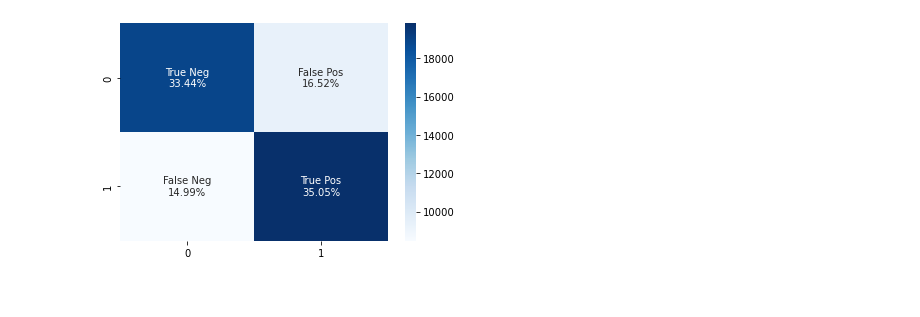
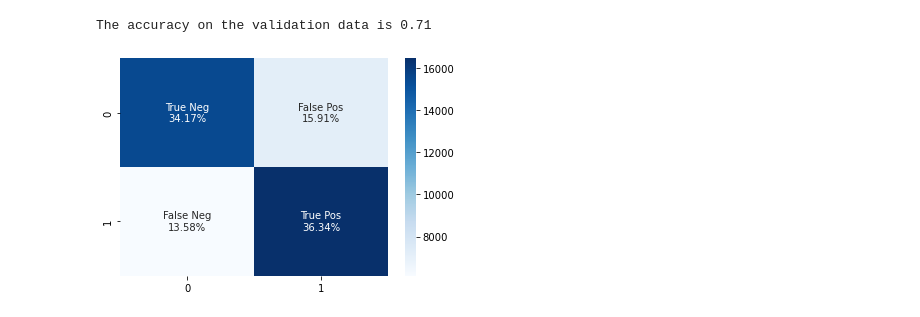
Before and after one commit to mbertani/responsible-datascience-ws, a Jupyter notebook: clean_code/creating_functions.ipynb, the cells around one changed output. Cells and saved outputs as stored; diff of their text form; code cells hidden in the pictures.

```diff
--- a/clean_code/creating_functions.ipynb
+++ b/clean_code/creating_functions.ipynb
@@ -82,8 +80,21 @@ def plot_evaluation_result(confusion_matrix:np.ndarray) -> None:
     labels = np.asarray(labels).reshape(2,2)
     sns.heatmap(confusion_matrix, annot=labels, fmt='', cmap='Blues')
 # %%
-def train_eval_model(model, X_train: np.ndarray, y_train: np.ndarray) -> None:
+def train_eval_model(model, X_train: np.ndarray, y_train: np.ndarray):
+    """Train model and evaluate the results
+    Parameters
+    ----------
+    model:
+        some type of model following sklearn's interface
+    X_train:
+        training parameters
+    y_train:
+        training labels
+    """
     model.fit(X_train, y_train.values.ravel())
     y_pred = model.predict(X_train)
     cf_matrix = confusion_matrix(y_train.values.ravel(), y_pred)
     plot_evaluation_result(cf_matrix)
+    acc = accuracy_score(y_train.values.ravel(), y_pred)
+    print(f"The accuracy on the validation data is {acc:.2f}")
+    return model
@@ -90,14 +118,22 @@ def train_eval_model(model, X_train: np.ndarray, y_train: np.ndarray) -> None:
 # %%
-datapath = "/home/katalitf/Documents/conferences/NBD_22_workshop/diabetes_binary_5050split_health_indicators_BRFSS2015.csv"
+datapath = "../data/train/diabetes_binary_train.csv.zip"
 features_of_interest = [
     "Diabetes_binary",
-    "BMI",
     "Age",
-    "Education"]
-data_in = preprocess_data(datapath, features_of_interest)
-X_train, X_test, y_train, y_test = prepare_data(data_in, "Diabetes_binary", 0.2)
+    "Sex",
+    "Education",
+    "HighBP",
+    "HighChol",
+    "PhysActivity"]
+data_in = pd.read_csv(datapath)
+X_train, X_valid, y_train, y_valid = prepare_data(
+    data_in,
+    features_of_interest,
+    "Diabetes_binary",
+    0.2)
 # %%
 logit_model = LogisticRegression(penalty="l2", random_state=42)
-train_eval_model(logit_model, X_train, y_train)
+fitted_logit_model = train_eval_model(logit_model, X_train, y_train)
 # %% [output]
+The accuracy on the validation data is 0.71
-[figure, old version]
+[figure, new version]
```
Also changed, not shown: parts of 10 cells of this notebook, 9 other files.
